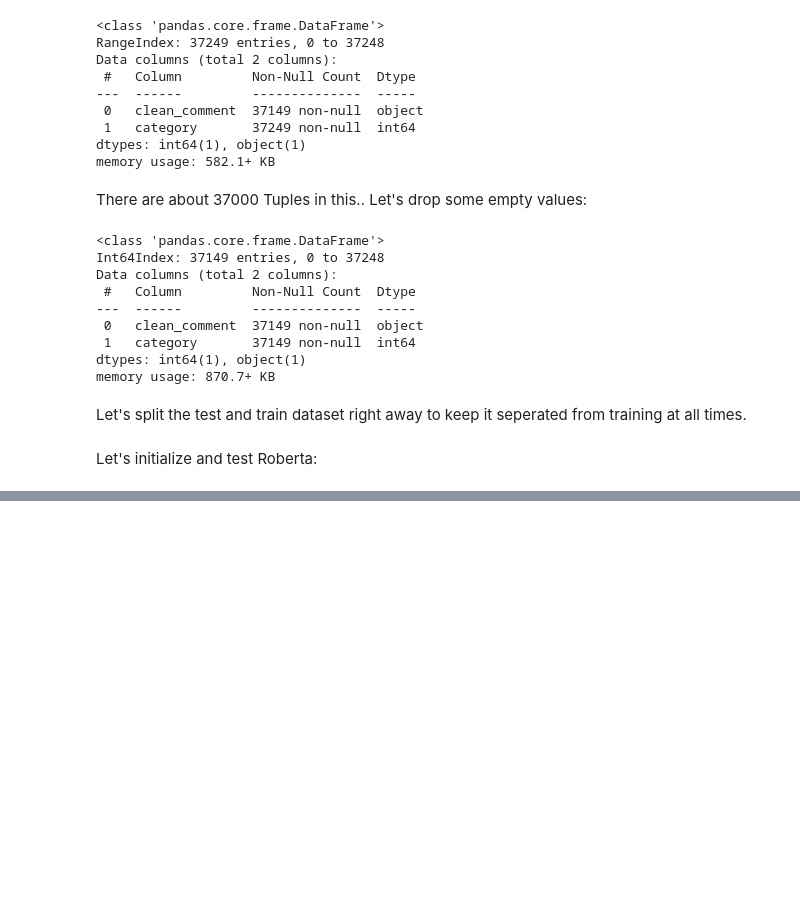
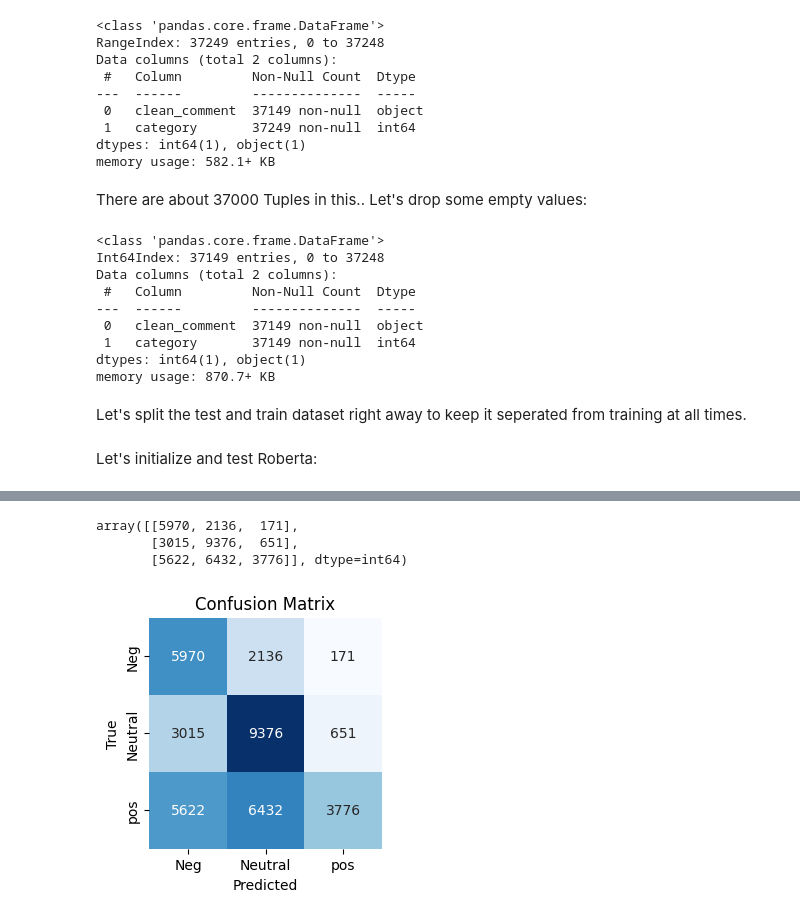
Before and after one commit to Khurdhula-Harshavardhan/Sarcasm, a Jupyter notebook: sentiment/roberta_reddit_sentiment.ipynb, the cells around one changed output, grey strips where cells are left out. Drawn from its saved outputs; the diff is of its cells as text; code cells hidden in the pictures; blank space fills up the shorter version.

```diff
--- a/sentiment/roberta_reddit_sentiment.ipynb
+++ b/sentiment/roberta_reddit_sentiment.ipynb
@@ -99,0 +104,3 @@ ValueError: cannot reshape array of size 24146 into shape (1161,32)
+# %%
+y_pred = predicted_sentiments
+y_pred
@@ -99,0 +125,3 @@ ValueError: cannot reshape array of size 24146 into shape (1161,32)
+# %%
+for i in range(len(y_pred)):
+    y_pred[i] = y_pred[i] - 1
@@ -99,0 +162,42 @@ ValueError: cannot reshape array of size 24146 into shape (1161,32)
+# %%
+from sklearn.metrics import confusion_matrix
+
+
+confusion_matrix(y, y_pred)
+# %% [output]
+array([[5970, 2136,  171],
+       [3015, 9376,  651],
+       [5622, 6432, 3776]], dtype=int64)
+# %%
+import matplotlib.pyplot as plt
+import numpy as np
+import seaborn as sns
+from sklearn.metrics import confusion_matrix
+
+def plot_confusion_matrix(true_labels, predicted_labels, classes):
+    # Calculate confusion matrix
+    cm = confusion_matrix(true_labels, predicted_labels)
+
+    # Create a figure and axis for the plot
+    plt.figure(figsize=(len(classes), len(classes)))
+    ax = plt.subplot()
+
+    # Create a heatmap
+    sns.heatmap(cm, annot=True, fmt="d", cmap="Blues", cbar=False, ax=ax)
+
+    # Set labels and title
+    ax.set_xlabel('Predicted')
+    ax.set_ylabel('True')
+    ax.set_xticklabels(classes)
+    ax.set_yticklabels(classes)
+    ax.set_title('Confusion Matrix')
+
+    # Show the plot
+    plt.show()
+
+
+class_names = ['Neg', 'Neutral', 'pos']
+
+plot_confusion_matrix(y, y_pred, class_names)
+# %% [output]
+[figure, added]
```
Also changed, not shown: parts of 6 cells of this notebook, 1 other file.
